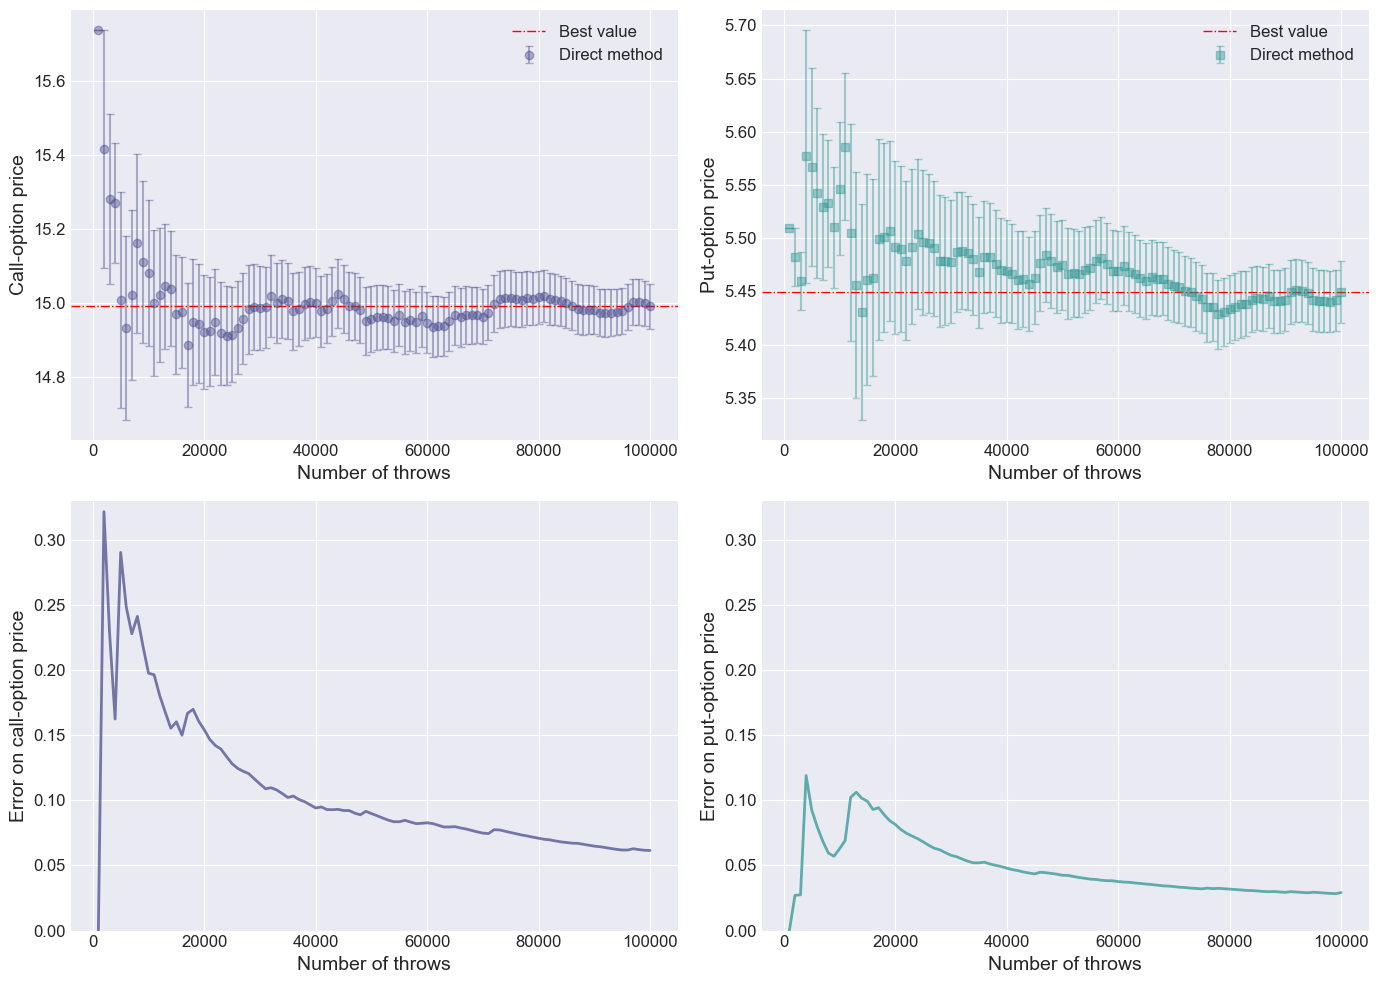
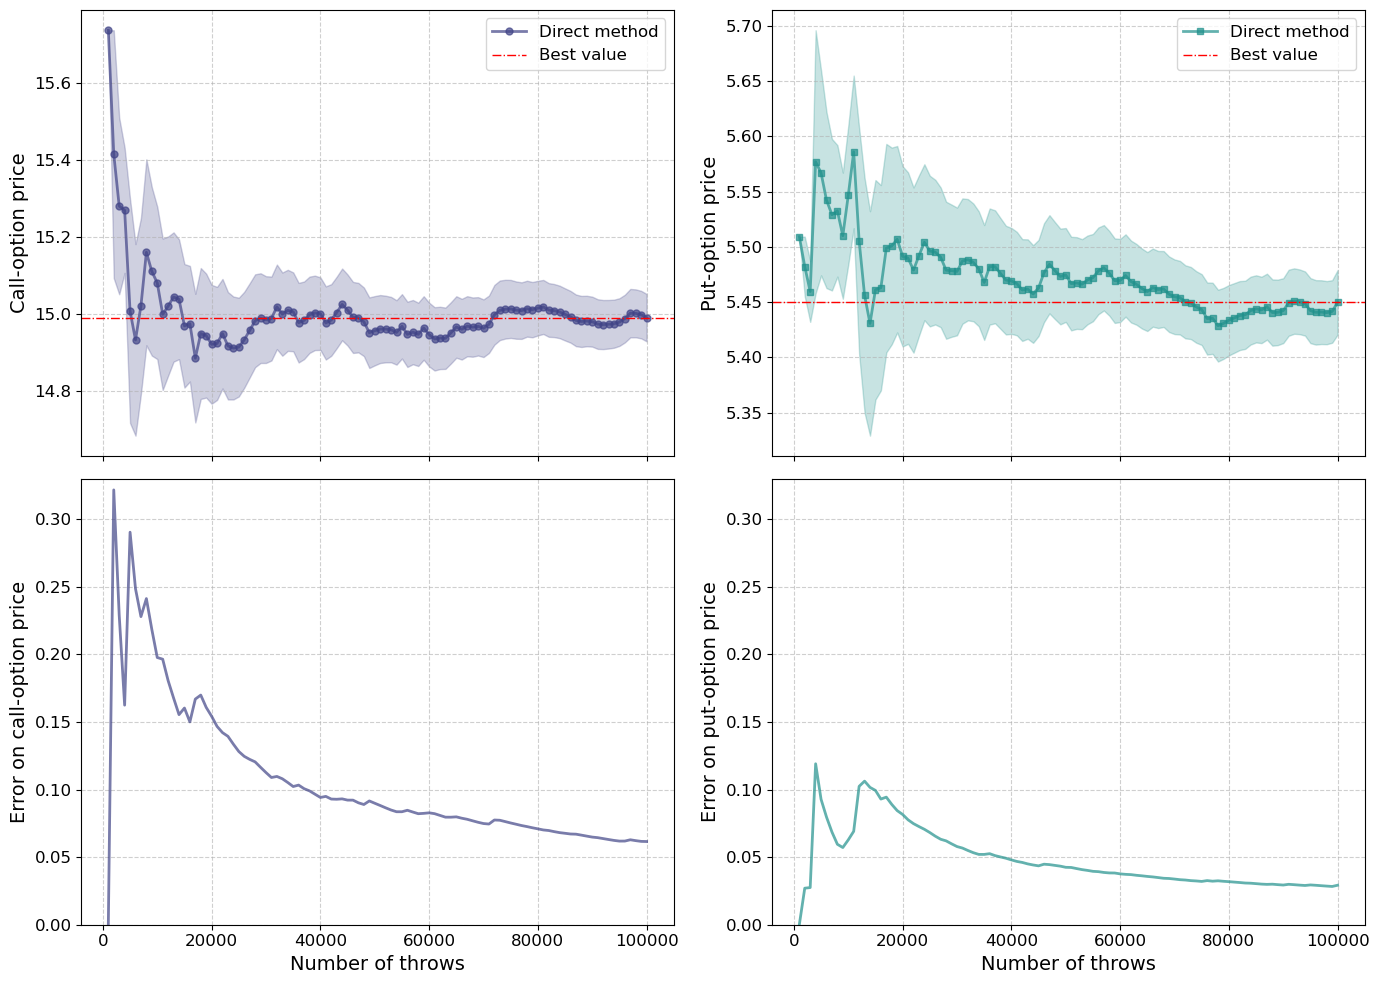
The notebook cell's code change between the first figure and the second:
--- before
+++ after
@@ -1,14 +1,2 @@
-import matplotlib.pyplot as plt
-import numpy as np
-import matplotlib as mpl
-
-plt.style.use('seaborn-v0_8-darkgrid')
-mpl.rcParams['font.size'] = 12
-mpl.rcParams['axes.labelsize'] = 14
-mpl.rcParams['axes.titlesize'] = 16
-mpl.rcParams['legend.fontsize'] = 12
-mpl.rcParams['lines.linewidth'] = 2
-mpl.rcParams['lines.markersize'] = 6
-
 file1 = "output_call.data"
 file2 = "output_put.data"
@@ -26,17 +14,21 @@
 ref_color_2 = 'blue'
 
-axes[0, 0].errorbar(x1, y1, yerr=error1, fmt='o', color=color_call, capsize=3, elinewidth=1.5, alpha=0.4, label='Direct method')
-axes[0, 0].set_xlabel('Number of throws')
+axes[0, 0].plot(x1, y1, 'o-', color=color_call, alpha=0.7, markersize=5,label='Direct method')
+axes[0, 0].fill_between(x1, y1-error1, y1+error1,
+                       color=color_call, alpha=0.25)
 axes[0, 0].set_ylabel('Call-option price')
 axes[0, 0].axhline(y=y1[99], color=ref_color, linestyle='-.', linewidth=1, label='Best value')
 axes[0, 0].legend()
-axes[0, 0].grid(True)
+axes[0, 0].grid(True, linestyle='--', alpha=0.6)
+axes[0, 0].tick_params(axis='x', labelbottom=False)
 
-axes[0, 1].errorbar(x2, y2 , yerr=error2, fmt='s', color=color_put, capsize=3, elinewidth=1.5, alpha=0.4, label='Direct method')
-axes[0, 1].set_xlabel('Number of throws')
+axes[0, 1].plot(x2, y2, 's-', color=color_put, alpha=0.7, markersize=5,label='Direct method')
+axes[0, 1].fill_between(x2, y2-error2, y2+error2,
+                       color=color_put, alpha=0.25)
 axes[0, 1].set_ylabel('Put-option price')
 axes[0, 1].axhline(y=y2[99], color=ref_color, linestyle='-.', linewidth=1, label='Best value')
 axes[0, 1].legend()
-axes[0, 1].grid(True)
+axes[0, 1].tick_params(axis='x', labelbottom=False)
+axes[0, 1].grid(True, linestyle='--', alpha=0.6)
 
 # Standard Monte Carlo - errore
@@ -45,5 +37,5 @@
 axes[1, 0].set_ylabel('Error on call-option price')
 axes[1, 0].set_ylim([0, 0.33])
-axes[1, 0].grid(True)
+axes[1, 0].grid(True, linestyle='--', alpha=0.6)
 
 # Importance Sampling - errore
@@ -52,5 +44,5 @@
 axes[1, 1].set_ylabel('Error on put-option price')
 axes[1, 1].set_ylim([0, 0.33])
-axes[1, 1].grid(True)
+axes[1, 1].grid(True, linestyle='--', alpha=0.6)
 plt.tight_layout()
 plt.show()

Commit: Add files via upload